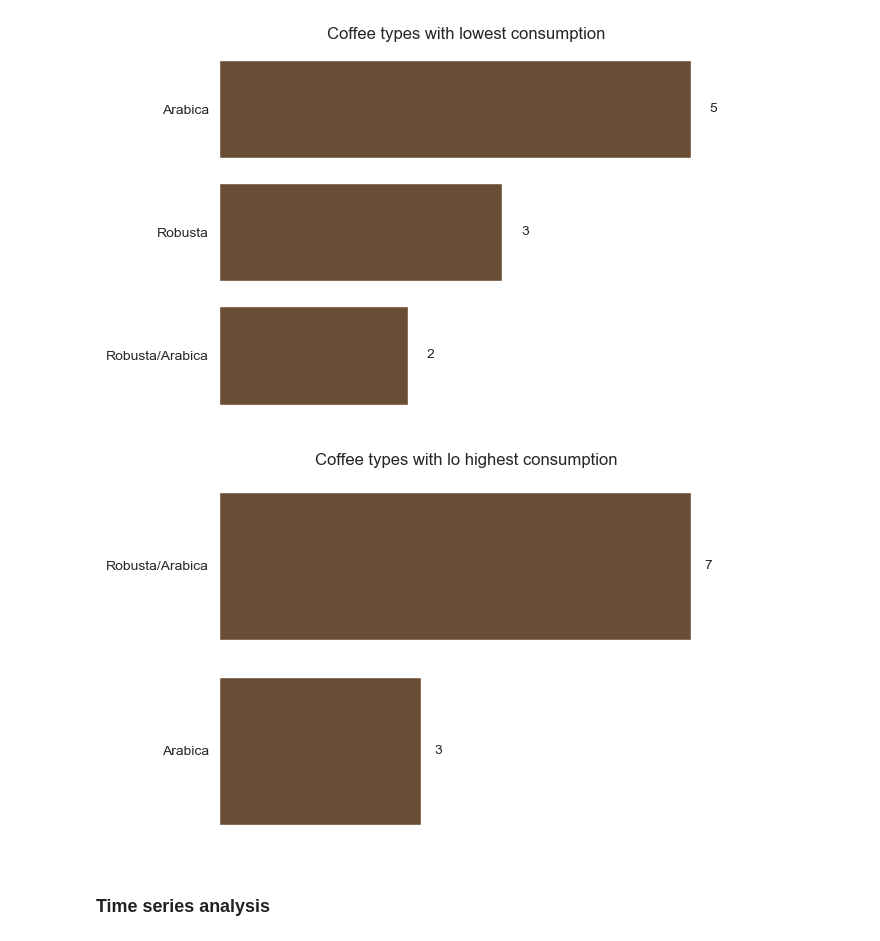
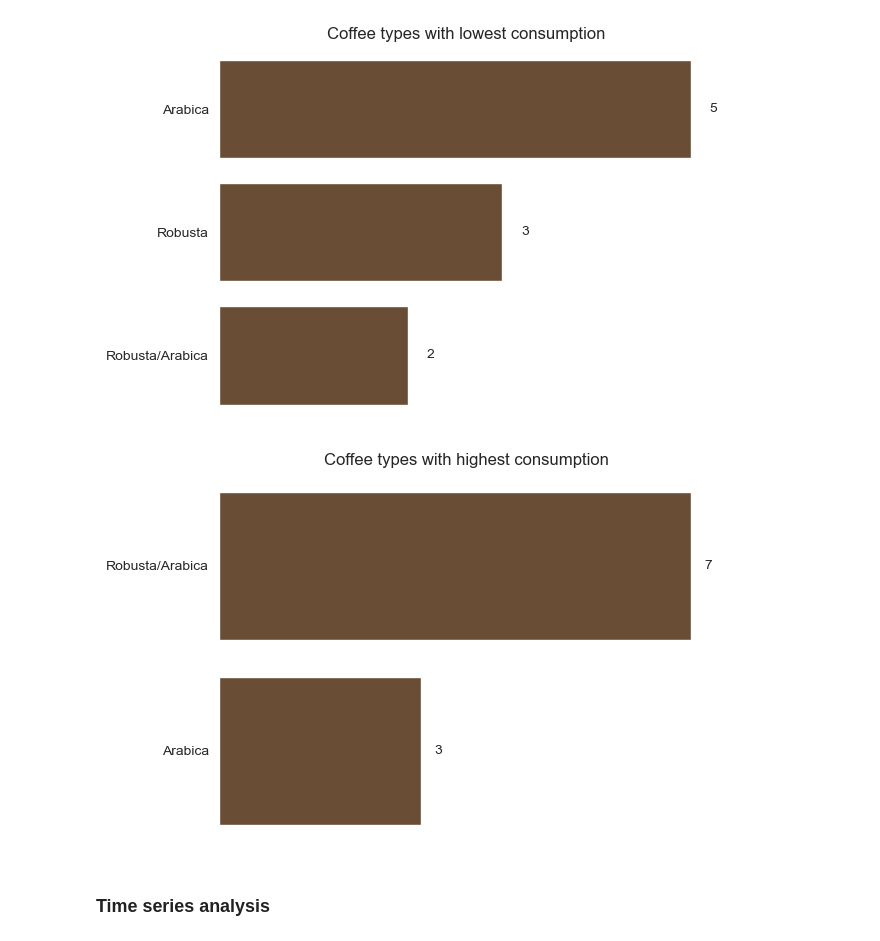
Before and after one commit to samaregbesola/coffee-domestic-consumption-analysis, a Jupyter notebook: notebooks/coffee_domestic_consumption_clean_and_EDA.ipynb, the cells around one changed output. Cells and saved outputs as stored; diff of their text form; code cells hidden in the pictures.

```diff
--- a/notebooks/coffee_domestic_consumption_clean_and_EDA.ipynb
+++ b/notebooks/coffee_domestic_consumption_clean_and_EDA.ipynb
@@ -535,12 +537,12 @@ plot_countplot(data=bottom_10_countries,
 # %%
 # coffee type with highest consumption
 plot_countplot(data=top_10_countries,
                column='coffee_type',
                order=None,
-               title="Coffee types with lo highest consumption",
+               title="Coffee types with highest consumption",
                image_name='coffee_highest'
                )
 # %% [output]
-[figure, old version]
+[figure, new version]
 # %% [markdown]
 ### Time series analysis
```
Also changed, not shown: parts of 10 cells of this notebook, 3 other files.
